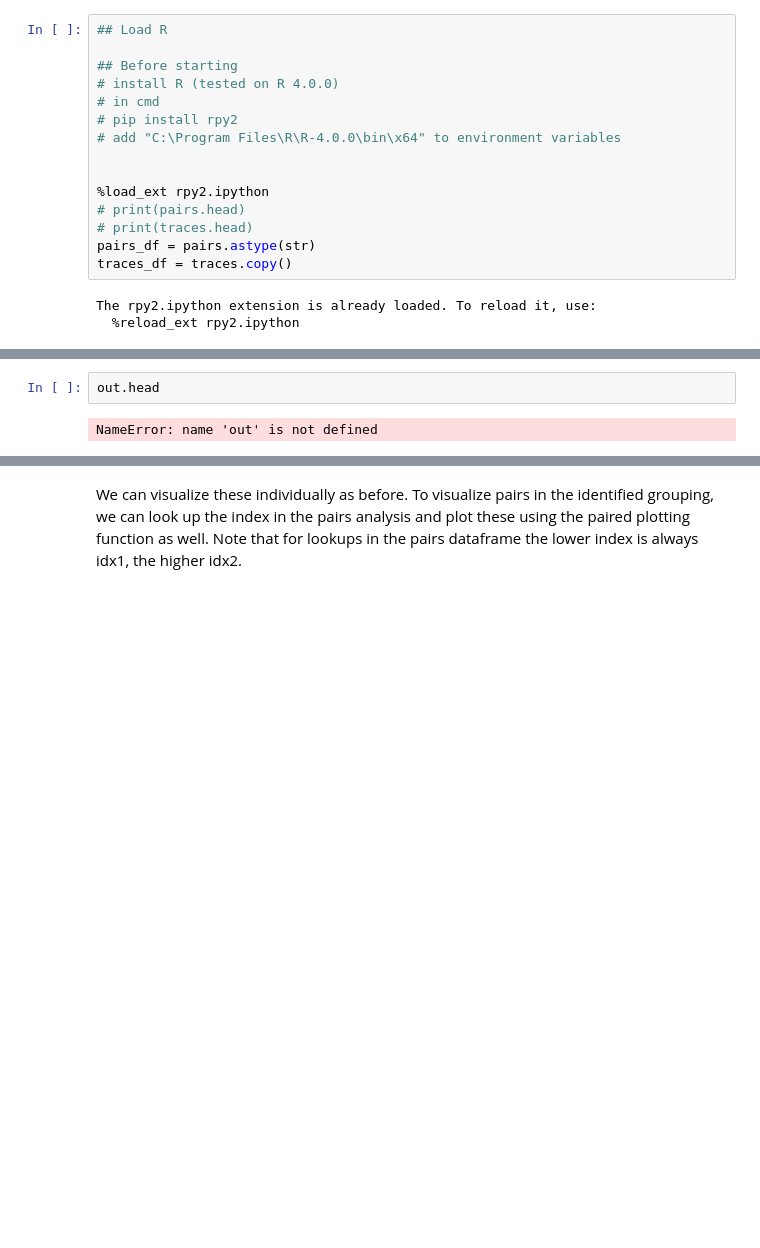
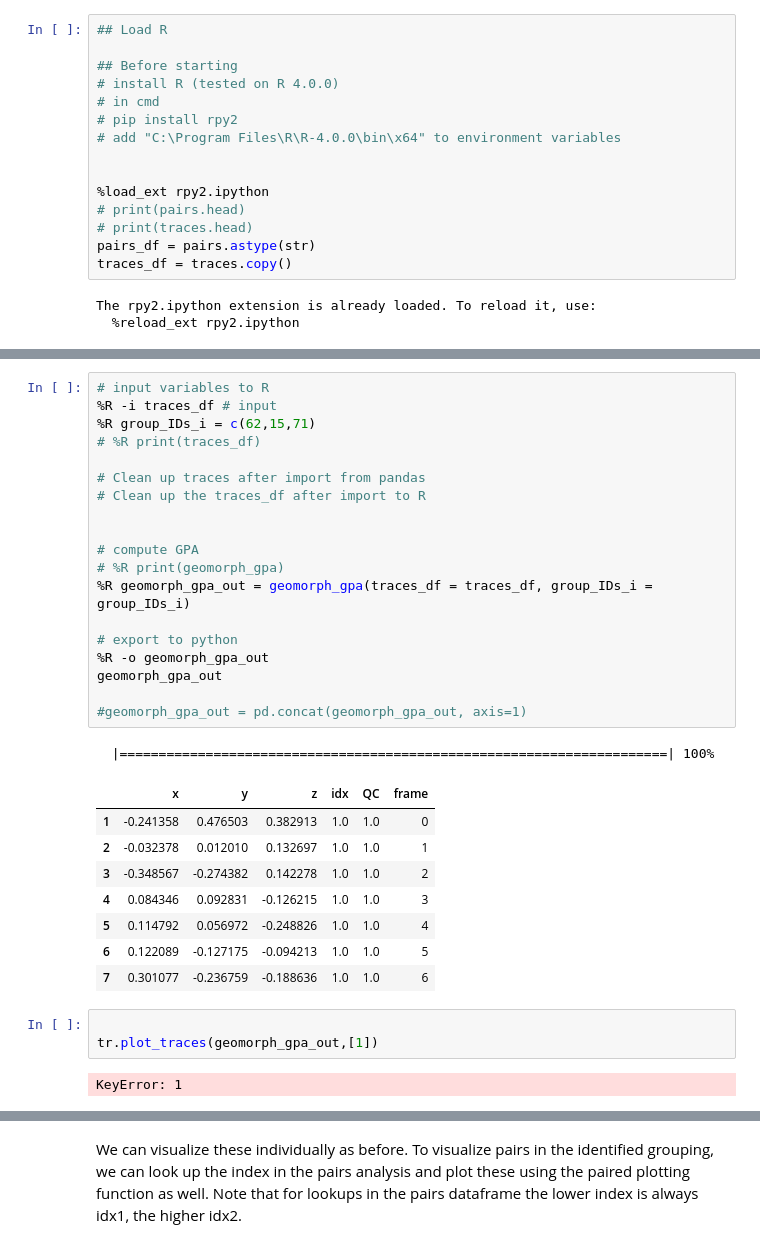
Before and after one commit to gerlichlab/looptrace, a Jupyter notebook: tracing_labmeet_260520.ipynb, the cells around one changed output, grey strips where cells are left out. Saved outputs shown, nothing was run; the diff lists cells and outputs as text; blank space fills up the shorter version.

```diff
--- a/tracing_labmeet_260520.ipynb
+++ b/tracing_labmeet_260520.ipynb
@@ -254,4 +213,34 @@ R[write to console]: The following object is masked from 'package:graphics':
-# %%
-out.head
-# %% [output]
-NameError: name 'out' is not defined
+# %%
+# input variables to R
+%R -i traces_df # input
+%R group_IDs_i = c(62,15,71)
+# %R print(traces_df)
+
+# Clean up traces after import from pandas
+# Clean up the traces_df after import to R
+
+
+# compute GPA
+# %R print(geomorph_gpa)
+%R geomorph_gpa_out = geomorph_gpa(traces_df = traces_df, group_IDs_i = group_IDs_i)
+
+# export to python
+%R -o geomorph_gpa_out
+geomorph_gpa_out
+
+#geomorph_gpa_out = pd.concat(geomorph_gpa_out, axis=1)
+# %% [output]
+  |======================================================================| 100%
+|  | x | y | z | idx | QC | frame |
+| 1 | -0.241358 | 0.476503 | 0.382913 | 1.0 | 1.0 | 0 |
+| 2 | -0.032378 | 0.012010 | 0.132697 | 1.0 | 1.0 | 1 |
+| 3 | -0.348567 | -0.274382 | 0.142278 | 1.0 | 1.0 | 2 |
+| 4 | 0.084346 | 0.092831 | -0.126215 | 1.0 | 1.0 | 3 |
+| 5 | 0.114792 | 0.056972 | -0.248826 | 1.0 | 1.0 | 4 |
+| 6 | 0.122089 | -0.127175 | -0.094213 | 1.0 | 1.0 | 5 |
+| 7 | 0.301077 | -0.236759 | -0.188636 | 1.0 | 1.0 | 6 |
+# %%
+
+tr.plot_traces(geomorph_gpa_out,[1])
+# %% [output]
+KeyError: 1
```
Also changed, not shown: parts of 4 cells of this notebook.
